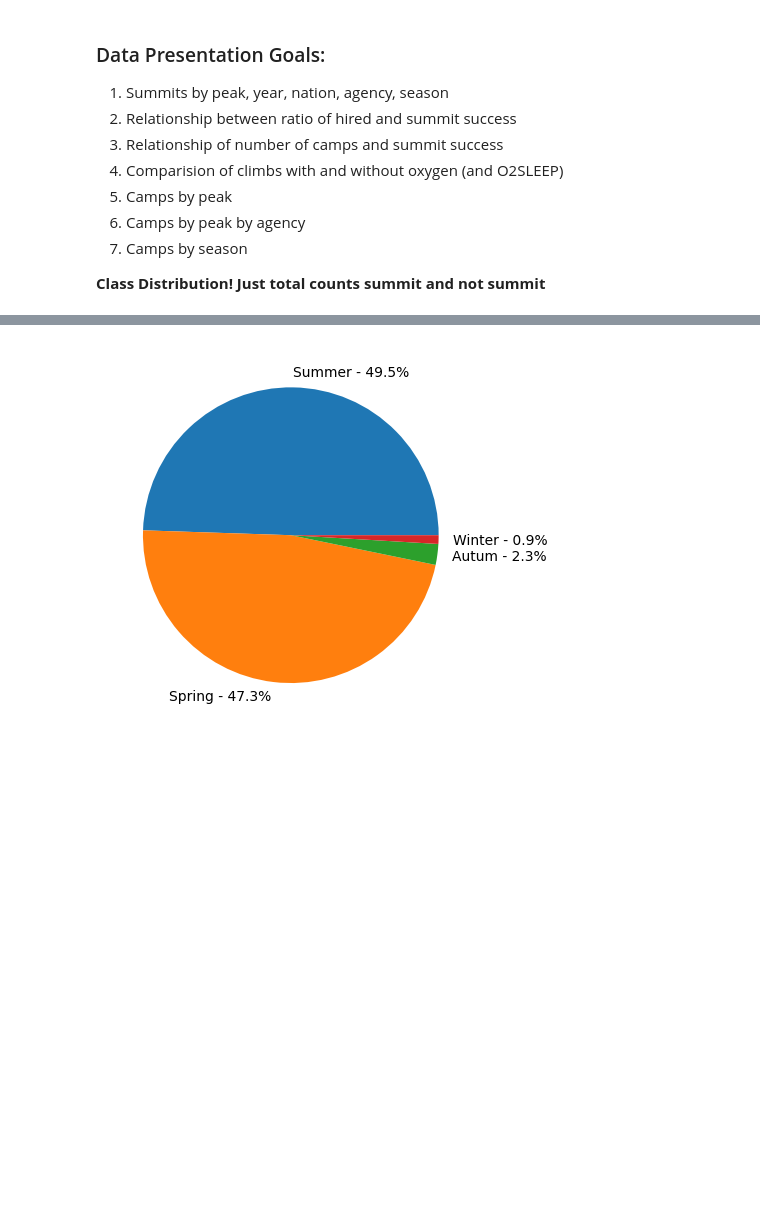
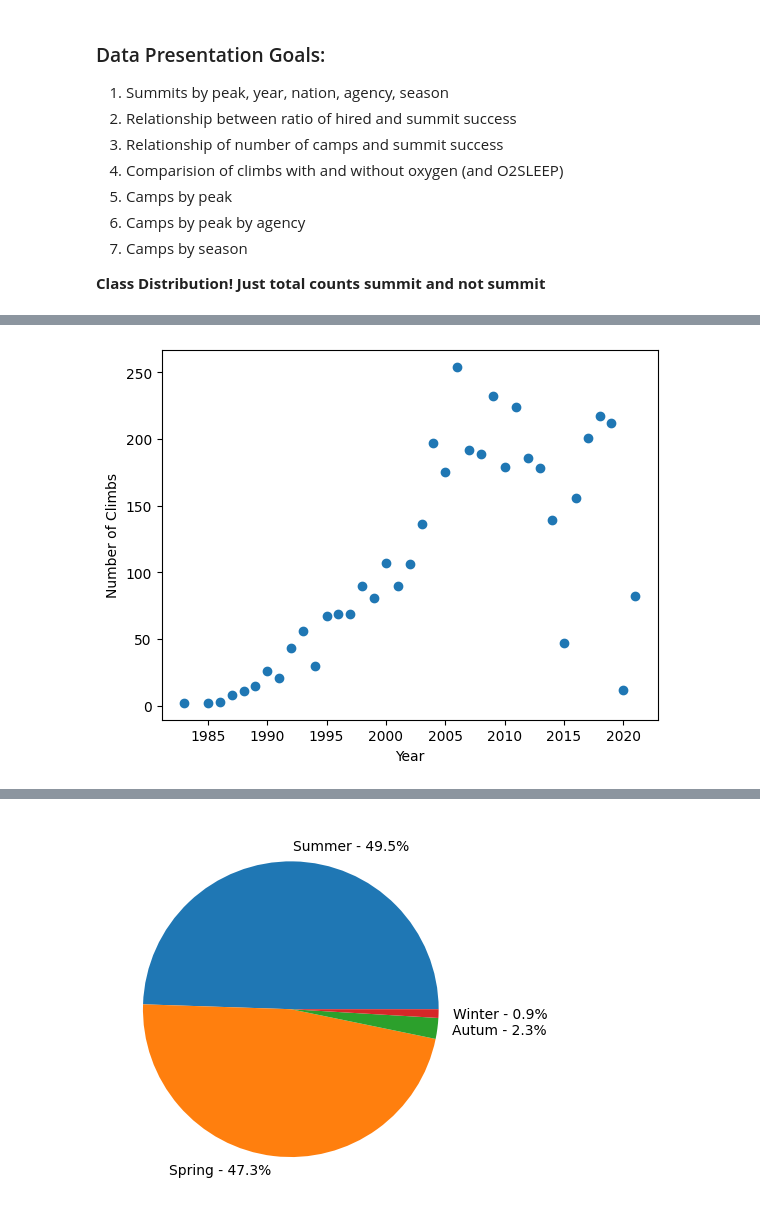
Before and after one commit to dpmacisaac/FinalProject-CPSC322, a Jupyter notebook: himalayan_dataset_eda.ipynb, the cells around one changed output, grey strips where cells are left out. Drawn from its saved outputs; the diff is of its cells as text; code cells hidden in the pictures; blank space fills up the shorter version.

Commit message:
impvoed plots

```diff
--- a/himalayan_dataset_eda.ipynb
+++ b/himalayan_dataset_eda.ipynb
@@ -58,6 +58,14 @@ def generate_freq_chart(table, col_name, xl, yl, min_value=0):
     temp_dict = eda_utils.get_col_items_count(table, col_name)
     temp_dict = {k:v for k, v in temp_dict.items() if v > min_value}
     eda_utils.make_freq_chart_from_dict(temp_dict, xl, yl)
+
+def generate_scatter_plot(table, col_name, xl, yl, min_value=0):
+    temp_dict = eda_utils.get_col_items_count(table, col_name)
+    temp_dict = {k:v for k, v in temp_dict.items() if v > min_value}
+    plt.scatter(temp_dict.keys(), temp_dict.values())
+    plt.xlabel(xl)
+    plt.ylabel(yl)
+    plt.show()
 # %%
 success_table = MyPyTable()
 success_table.column_names = himalaya_table.column_names
@@ -90,0 +92,4 @@ generate_freq_chart(success_table, "NATION", "Nation", "Succesful Climbs", 4)
+# %%
+generate_scatter_plot(success_table, "YEAR", "Year", "Number of Climbs")
+# %% [output]
+[figure, added]
```
Also changed, not shown: parts of 6 cells of this notebook.
